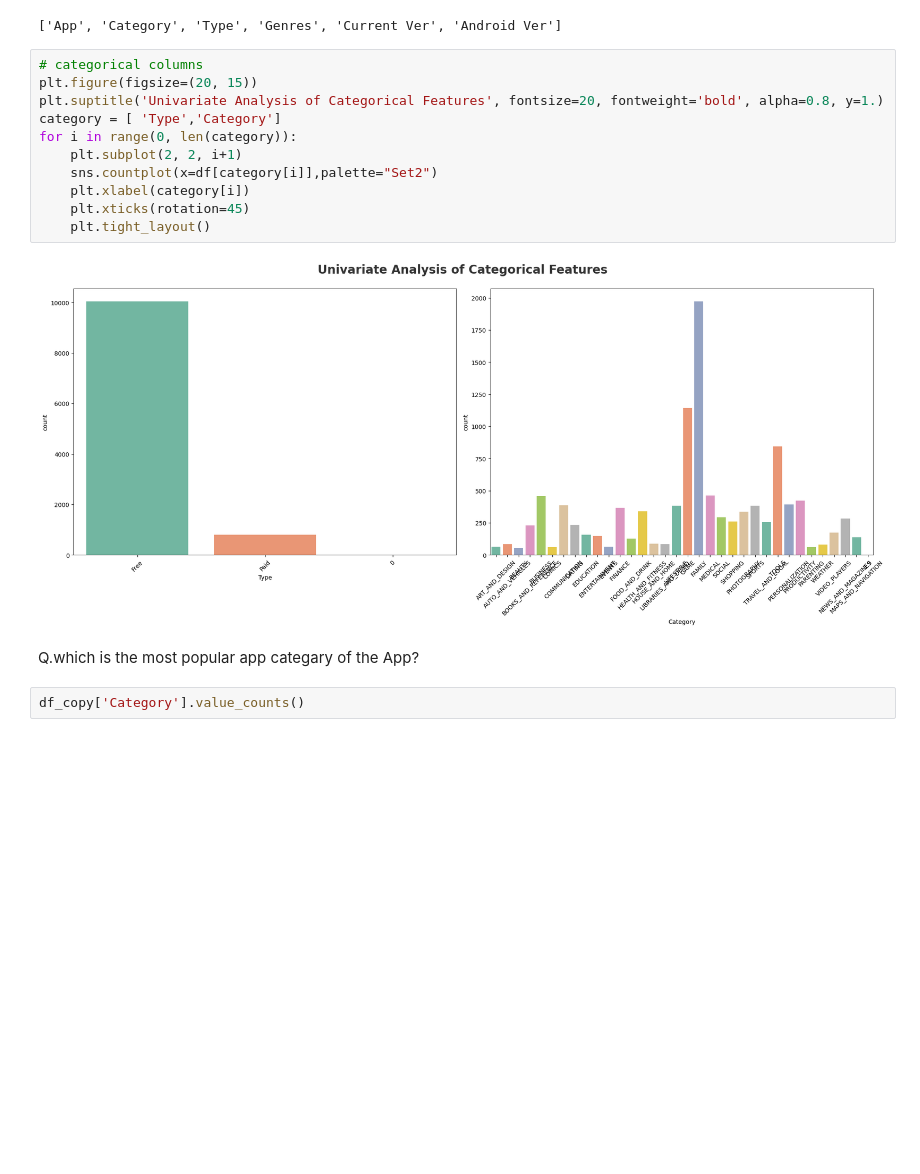
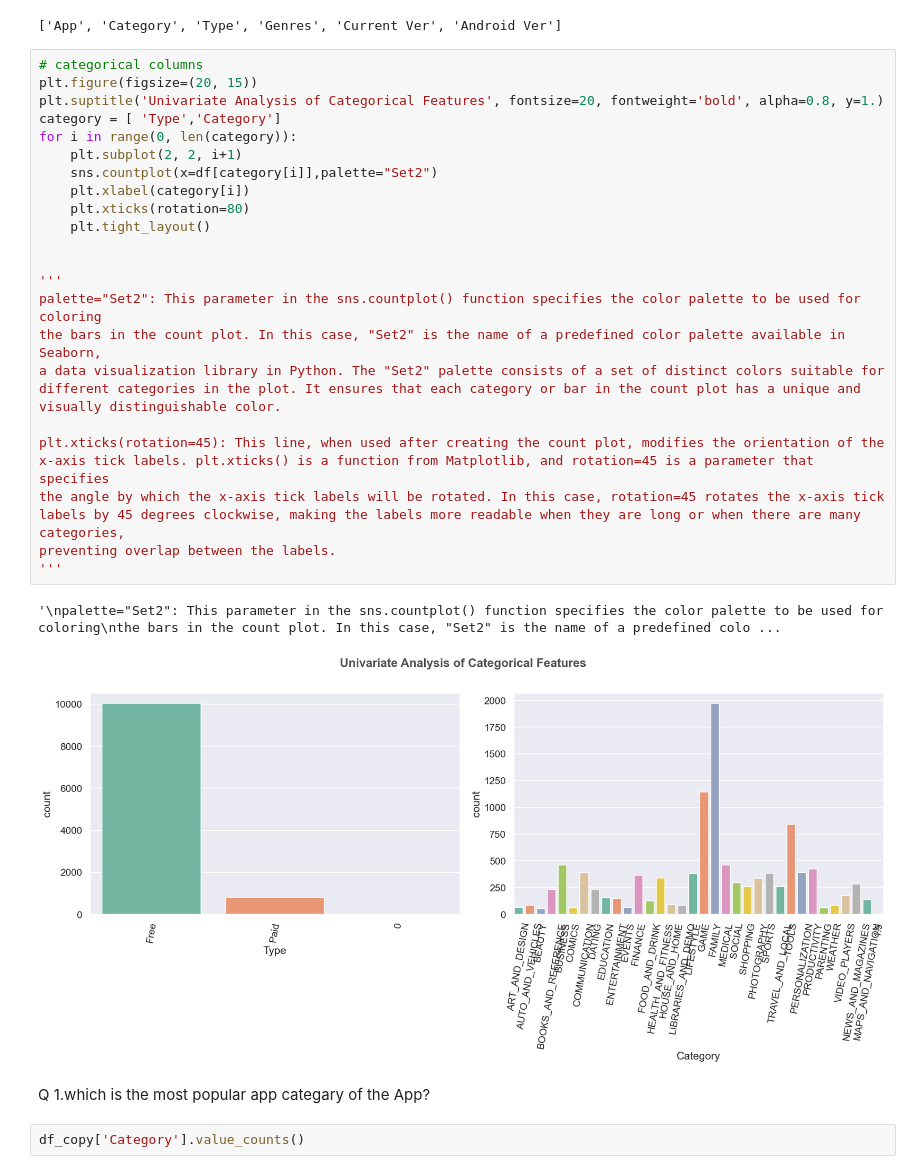
Before and after one commit to pank3004/Codes_Written_By_Me_Short_Notes, a Jupyter notebook: 4.Machine Learning/2.ML Part 2/5.EDA_with_Google_Playstore.ipynb, the cells around one changed output. Drawn from its saved outputs; the diff is of its cells as text; blank space fills up the shorter version.

```diff
--- a/4.Machine Learning/2.ML Part 2/5.EDA_with_Google_Playstore.ipynb
+++ b/4.Machine Learning/2.ML Part 2/5.EDA_with_Google_Playstore.ipynb
@@ -505,21 +505,37 @@ Rating and Year is left skewed while Reviews,Size,Installs and Price are right s
 categorical_feature
 # %% [output]
 ['App', 'Category', 'Type', 'Genres', 'Current Ver', 'Android Ver']
-# %%
-# categorical columns
-plt.figure(figsize=(20, 15))
-plt.suptitle('Univariate Analysis of Categorical Features', fontsize=20, fontweight='bold', alpha=0.8, y=1.)
-category = [ 'Type','Category']
-for i in range(0, len(category)):
-    plt.subplot(2, 2, i+1)
-    sns.countplot(x=df[category[i]],palette="Set2")
-    plt.xlabel(category[i])
-    plt.xticks(rotation=45)
-    plt.tight_layout()
-# %% [output]
-[figure, removed]
+# %%
+# categorical columns
+plt.figure(figsize=(20, 15))
+plt.suptitle('Univariate Analysis of Categorical Features', fontsize=20, fontweight='bold', alpha=0.8, y=1.)
+category = [ 'Type','Category']
+for i in range(0, len(category)):
+    plt.subplot(2, 2, i+1)
+    sns.countplot(x=df[category[i]],palette="Set2")
+    plt.xlabel(category[i])
+    plt.xticks(rotation=80)
+    plt.tight_layout()
+
+
+'''
+palette="Set2": This parameter in the sns.countplot() function specifies the color palette to be used for coloring
+the bars in the count plot. In this case, "Set2" is the name of a predefined color palette available in Seaborn,
+a data visualization library in Python. The "Set2" palette consists of a set of distinct colors suitable for
+different categories in the plot. It ensures that each category or bar in the count plot has a unique and
+visually distinguishable color.
+
+plt.xticks(rotation=45): This line, when used after creating the count plot, modifies the orientation of the
+x-axis tick labels. plt.xticks() is a function from Matplotlib, and rotation=45 is a parameter that specifies
+the angle by which the x-axis tick labels will be rotated. In this case, rotation=45 rotates the x-axis tick
+labels by 45 degrees clockwise, making the labels more readable when they are long or when there are many categories,
+preventing overlap between the labels.
+'''
+# %% [output]
+'\npalette="Set2": This parameter in the sns.countplot() function specifies the color palette to be used for coloring\nthe bars in the count plot. In this case, "Set2" is the name of a predefined colo ...
+[figure, added]
 # %% [markdown]
-Q.which is the most popular app categary of the App?
+Q 1.which is the most popular app categary of the App?
 # %%
 df_copy['Category'].value_counts()
 # %% [output]
```
Also changed, not shown: parts of 21 cells of this notebook.
